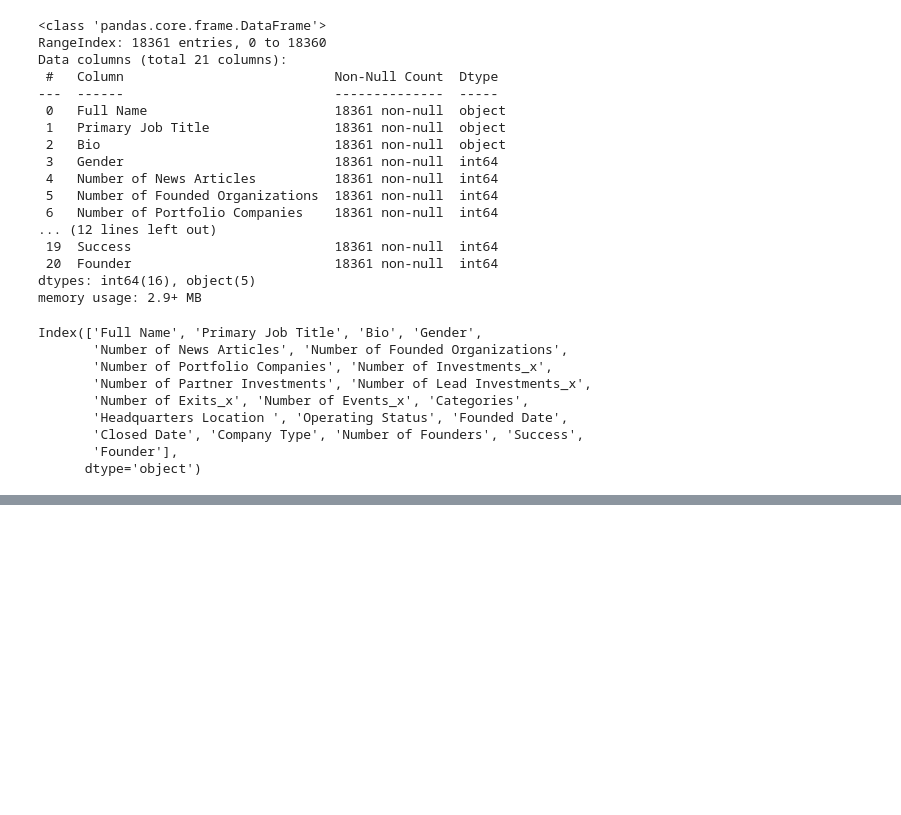
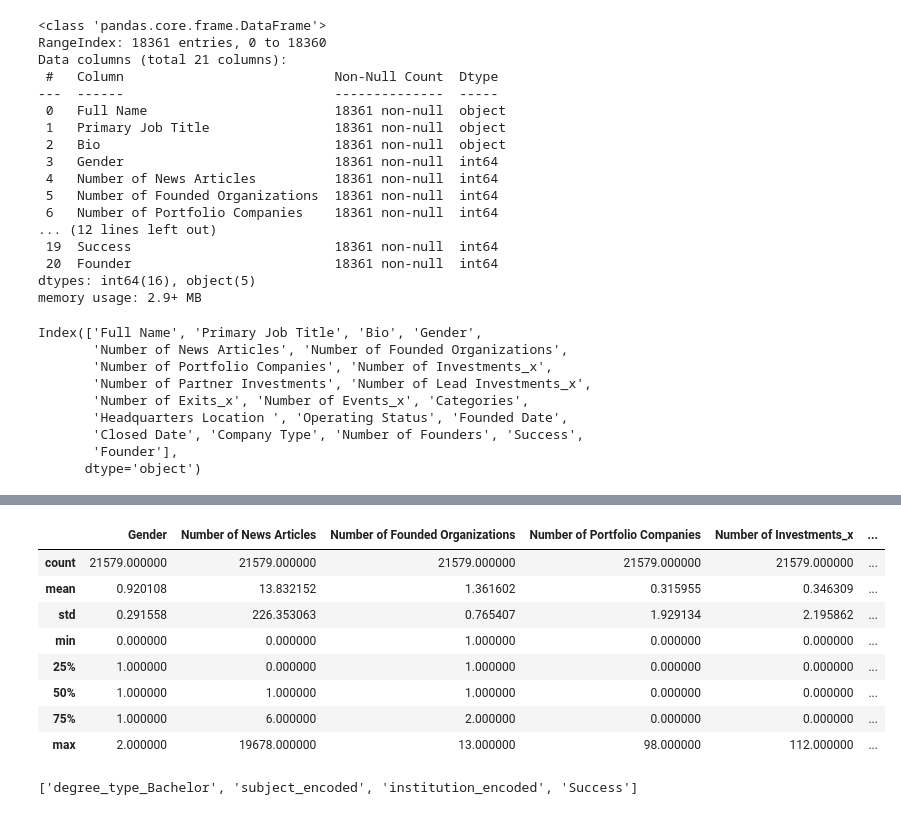
Before and after one commit to MarcLlopart/VC-Investments-Analysis, a Jupyter notebook: 3_founders.ipynb, the cells around one changed output, grey strips where cells are left out. Saved outputs shown, nothing was run; the diff lists cells and outputs as text; code cells hidden in the pictures; blank space fills up the shorter version.

```diff
--- a/3_founders.ipynb
+++ b/3_founders.ipynb
@@ -109,0 +230,18 @@ plt.show()
+# %%
+## Ananlysis from the academic backrounf pov:
+
+#Data from academic background
+degrees_df = pd.read_csv('data/degrees.csv')
+people_df = pd.read_csv('data/people.csv')
+
+## Data from dataset 2
+founders = pd.read_csv('data/dataset2.csv')
+# %%
+# Merge people and degrees datasets on 'object_id'
+backgrounds = pd.merge(people_df, degrees_df, on='object_id', how='left')
+# Create 'Full Name' column
+backgrounds['Full Name'] = backgrounds['first_name'] + ' ' + backgrounds['last_name']
+
+# Merge with dataset2 on 'Full Name'
+academic_founders = pd.merge(founders, backgrounds, on='Full Name', how='left')
+academic_founders.head(5)
@@ -109,0 +255,2 @@ plt.show()
+# %%
+academic_founders.drop_duplicates(inplace=True)
@@ -109,0 +277,12 @@ plt.show()
+# %%
+academic_founders.describe()
+# %% [output]
+|  | Gender | Number of News Articles | Number of Founded Organizations | Number of Portfolio Companies | Number of Investments_x | ... |
+| count | 21579.000000 | 21579.000000 | 21579.000000 | 21579.000000 | 21579.000000 | ... |
+| mean | 0.920108 | 13.832152 | 1.361602 | 0.315955 | 0.346309 | ... |
+| std | 0.291558 | 226.353063 | 0.765407 | 1.929134 | 2.195862 | ... |
+| min | 0.000000 | 0.000000 | 1.000000 | 0.000000 | 0.000000 | ... |
+| 25% | 1.000000 | 0.000000 | 1.000000 | 0.000000 | 0.000000 | ... |
+| 50% | 1.000000 | 1.000000 | 1.000000 | 0.000000 | 0.000000 | ... |
+| 75% | 1.000000 | 6.000000 | 2.000000 | 0.000000 | 0.000000 | ... |
+| max | 2.000000 | 19678.000000 | 13.000000 | 98.000000 | 112.000000 | ... |
@@ -109,0 +332,6 @@ plt.show()
+# %%
+correlation_threshold = 0.1
+attributes  = list(filter(lambda x: abs(float(academic_corr.corr(method='spearman')['Success'].to_frame().T[x])) > correlation_threshold, academic_corr.columns))
+attributes
+# %% [output]
+['degree_type_Bachelor', 'subject_encoded', 'institution_encoded', 'Success']
```
Also changed, not shown: parts of 14 cells of this notebook.
